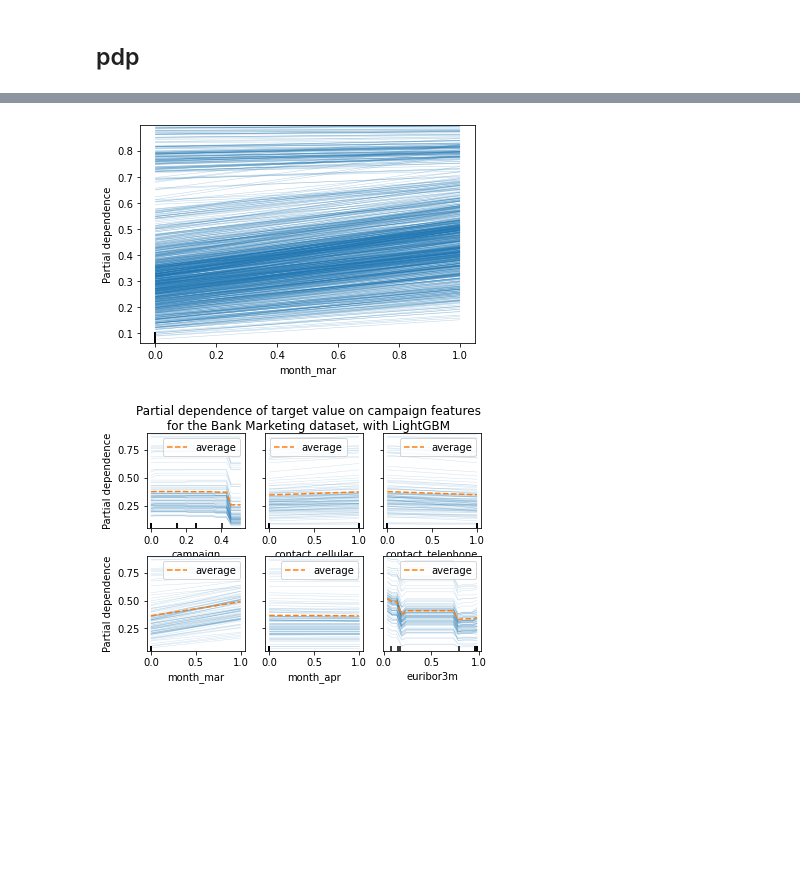
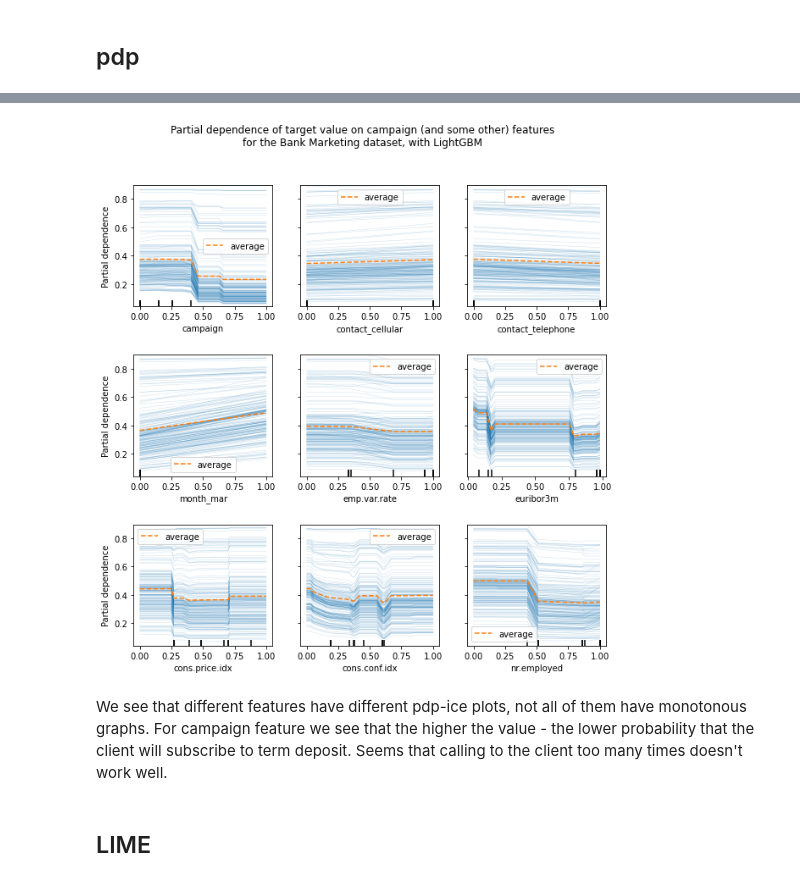
Before and after one commit to KseniaKingsep/interpretable-ml-risks, a Jupyter notebook: notebooks/1_1_BankMarketing_train.ipynb, the cells around one changed output, grey strips where cells are left out. Saved outputs shown, nothing was run; the diff lists cells and outputs as text; code cells hidden in the pictures; blank space fills up the shorter version.

```diff
--- a/notebooks/1_1_BankMarketing_train.ipynb
+++ b/notebooks/1_1_BankMarketing_train.ipynb
@@ -134,27 +93,13 @@ PartialDependenceDisplay.from_estimator(bmfull.grid_pipe_lgbm, bmfull.X_train_en
-# %%
-PartialDependenceDisplay.from_estimator(bmfull.grid_pipe_lgbm, bmfull.X_train_enc,
-     [list(bmfull.X_train_enc.columns).index('month_mar')], kind='individual');
-# %% [output]
-[figure, removed]
-# %%
-features = ["campaign", "contact_cellular", "contact_telephone",
-            "month_mar", "month_apr", 'euribor3m']
-display = PartialDependenceDisplay.from_estimator(
-    bmfull.grid_pipe_lgbm,
-    bmfull.X_train_enc,
-    features,
-    kind="both",
-    subsample=100,
-    n_jobs=3,
-    grid_resolution=20,
-    random_state=0,
-    ice_lines_kw={"color": "tab:blue", "alpha": 0.2, "linewidth": 0.5},
-    pd_line_kw={"color": "tab:orange", "linestyle": "--"},
-)
-display.figure_.suptitle(
-    "Partial dependence of target value on campaign features\n"
-    "for the Bank Marketing dataset, with LightGBM"
-)
-display.figure_.subplots_adjust(hspace=0.3)
-# %% [output]
-[figure, removed]
+# %%
+features = ["campaign", "contact_cellular", "contact_telephone",
+            "month_mar", "emp.var.rate",
+            'euribor3m', "cons.price.idx", "cons.conf.idx", "nr.employed"
+           ]
+title_fill = ['campaign (and some other) features', 'Bank Marketing', 'LightGBM']
+plot_pdp_ice(bmfull.grid_pipe_lgbm, bmfull.X_train_enc, features, title_fill)
+# %% [output]
+[figure, added]
+# %% [markdown]
+We see that different features have different pdp-ice plots, not all of them have monotonous graphs. For campaign feature we see that the higher the value - the lower probability that the client will subscribe to term deposit. Seems that calling to the client too many times doesn't work well.
+# %% [markdown]
+## LIME
```
Also changed, not shown: parts of 11 cells of this notebook, 3 other files.
